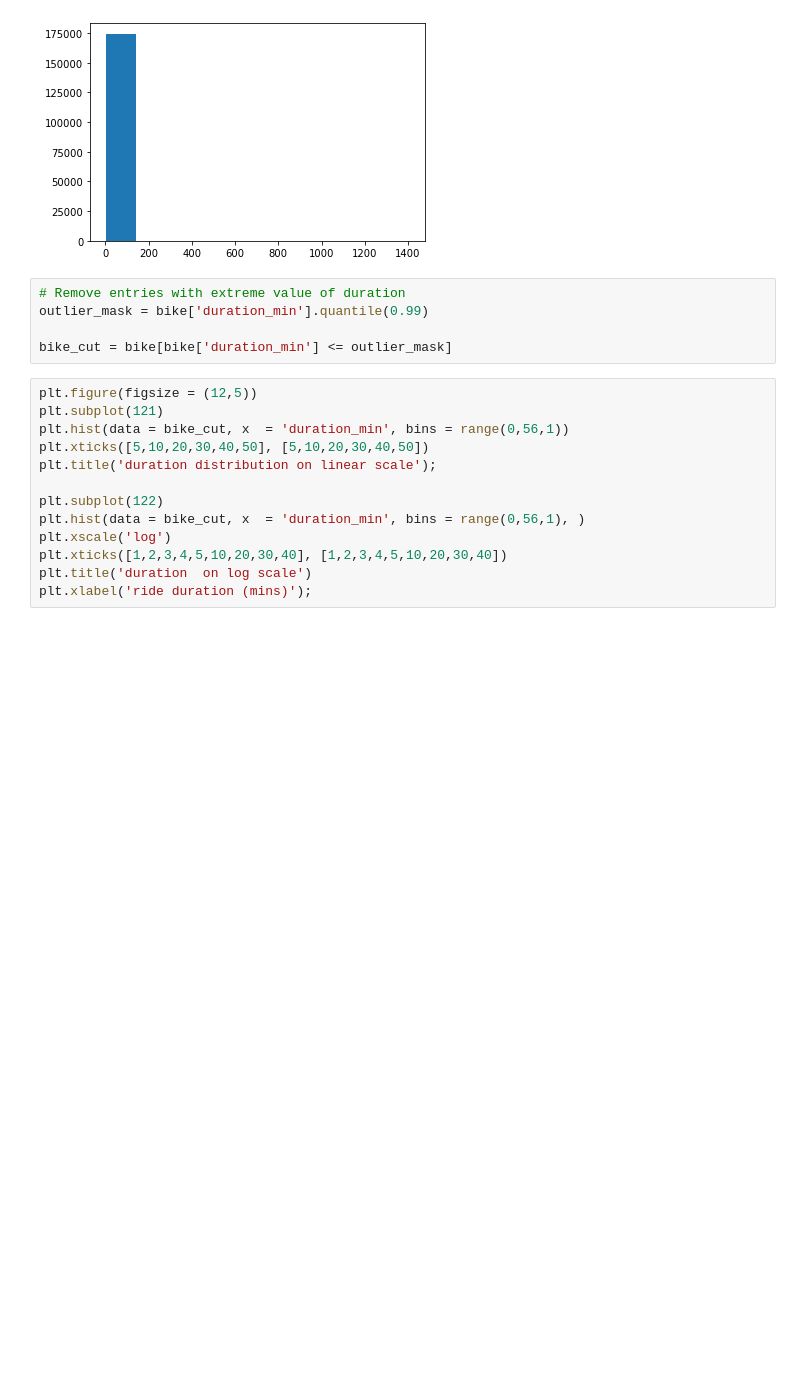
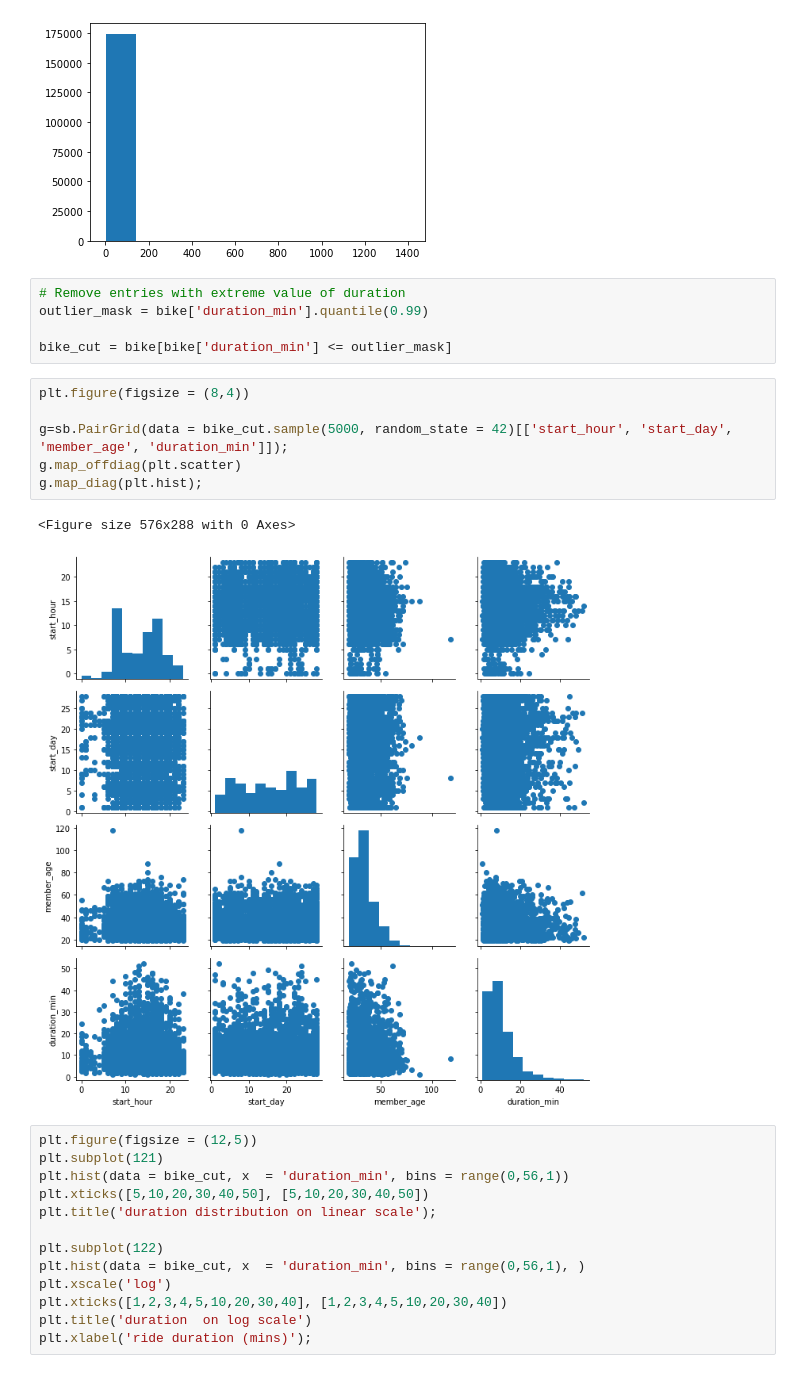
Before and after one commit to Damola-Adedoyin/Ford-GoBike-Data-Visualization-project, a Jupyter notebook: Part_I_exploration_template.ipynb, the cells around one changed output. Saved outputs shown, nothing was run; the diff lists cells and outputs as text; blank space fills up the shorter version.

```diff
--- a/Part_I_exploration_template.ipynb
+++ b/Part_I_exploration_template.ipynb
@@ -219,6 +206,15 @@ plt.hist(data = bike, x  = 'duration_min');
 outlier_mask = bike['duration_min'].quantile(0.99)
 
 bike_cut = bike[bike['duration_min'] <= outlier_mask]
+# %%
+plt.figure(figsize = (8,4))
+
+g=sb.PairGrid(data = bike_cut.sample(5000, random_state = 42)[['start_hour', 'start_day', 'member_age', 'duration_min']]);
+g.map_offdiag(plt.scatter)
+g.map_diag(plt.hist);
+# %% [output]
+<Figure size 576x288 with 0 Axes>
+[figure, added]
 # %%
 plt.figure(figsize = (12,5))
 plt.subplot(121)
```
Also changed, not shown: parts of 23 cells of this notebook.
